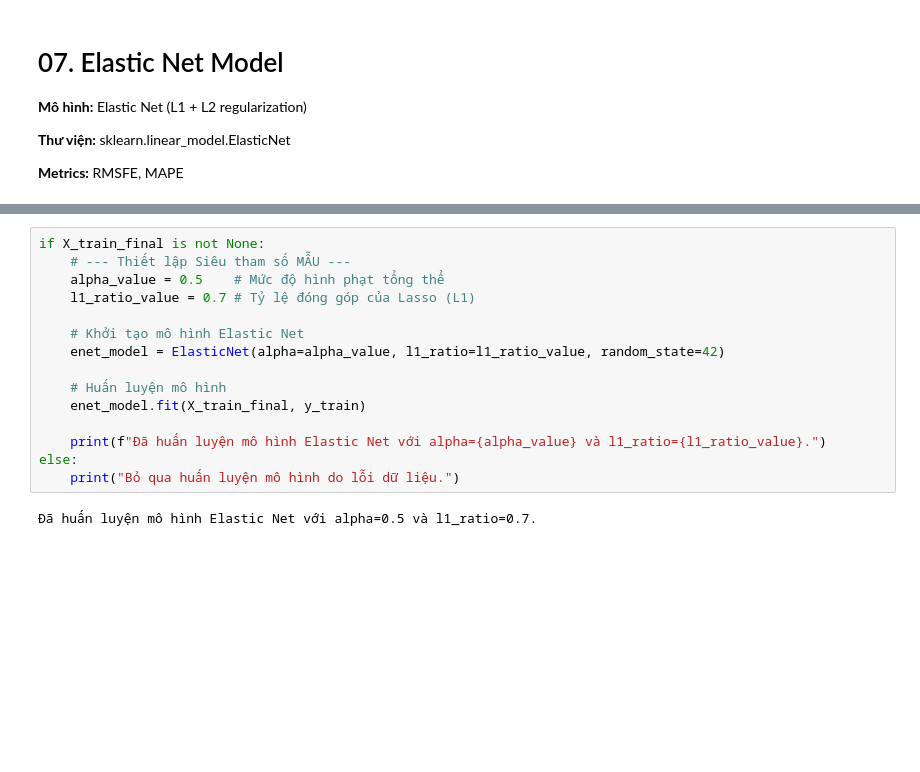
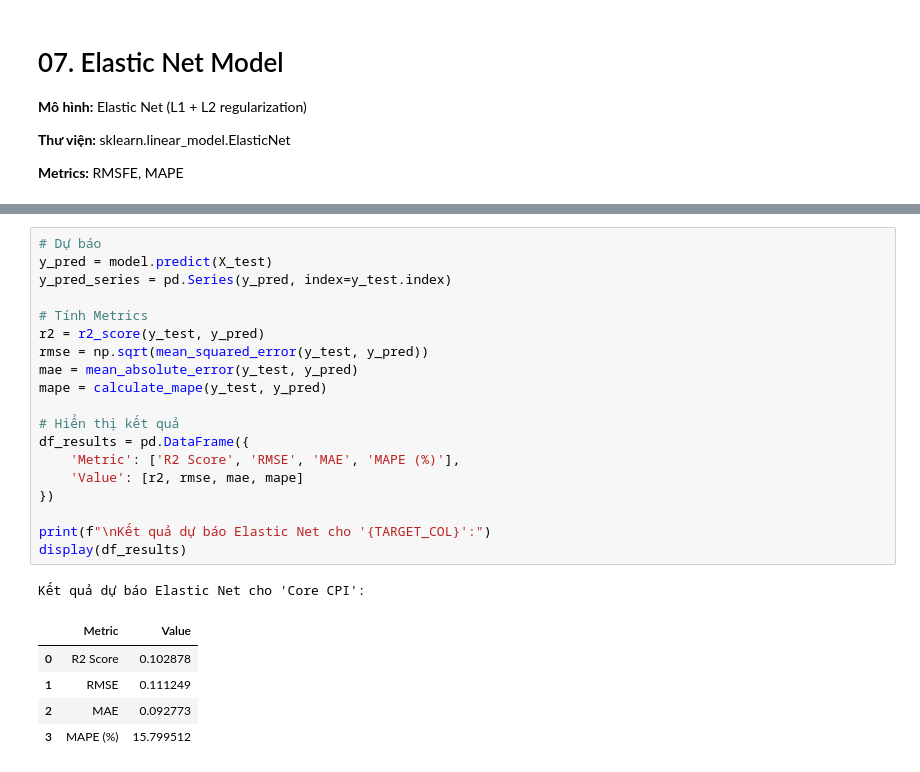
Before and after one commit to helios-ryuu/IS403.Q11, a Jupyter notebook: inflation-forecasting/notebooks/07_elastic_net.ipynb, the cells around one changed output, grey strips where cells are left out. Cells and saved outputs as stored; diff of their text form; blank space fills up the shorter version.

```diff
--- a/inflation-forecasting/notebooks/07_elastic_net.ipynb
+++ b/inflation-forecasting/notebooks/07_elastic_net.ipynb
@@ -81,18 +88,27 @@ else:
 # %%
-if X_train_final is not None:
-    # --- Thiết lập Siêu tham số MẪU ---
-    alpha_value = 0.5    # Mức độ hình phạt tổng thể
-    l1_ratio_value = 0.7 # Tỷ lệ đóng góp của Lasso (L1)
+# Dự báo
+y_pred = model.predict(X_test)
+y_pred_series = pd.Series(y_pred, index=y_test.index)
 
-    # Khởi tạo mô hình Elastic Net
-    enet_model = ElasticNet(alpha=alpha_value, l1_ratio=l1_ratio_value, random_state=42)
+# Tính Metrics
+r2 = r2_score(y_test, y_pred)
+rmse = np.sqrt(mean_squared_error(y_test, y_pred))
+mae = mean_absolute_error(y_test, y_pred)
+mape = calculate_mape(y_test, y_pred)
 
-    # Huấn luyện mô hình
-    enet_model.fit(X_train_final, y_train)
+# Hiển thị kết quả
+df_results = pd.DataFrame({
+    'Metric': ['R2 Score', 'RMSE', 'MAE', 'MAPE (%)'],
+    'Value': [r2, rmse, mae, mape]
+})
 
-    print(f"Đã huấn luyện mô hình Elastic Net với alpha={alpha_value} và l1_ratio={l1_ratio_value}.")
-else:
-    print("Bỏ qua huấn luyện mô hình do lỗi dữ liệu.")
+print(f"\nKết quả dự báo Elastic Net cho '{TARGET_COL}':")
+display(df_results)
 # %% [output]
-Đã huấn luyện mô hình Elastic Net với alpha=0.5 và l1_ratio=0.7.
+Kết quả dự báo Elastic Net cho 'Core CPI':
+|  | Metric | Value |
+| 0 | R2 Score | 0.102878 |
+| 1 | RMSE | 0.111249 |
+| 2 | MAE | 0.092773 |
+| 3 | MAPE (%) | 15.799512 |
 # %%
```
Also changed, not shown: parts of 7 cells of this notebook, 6 other files.
